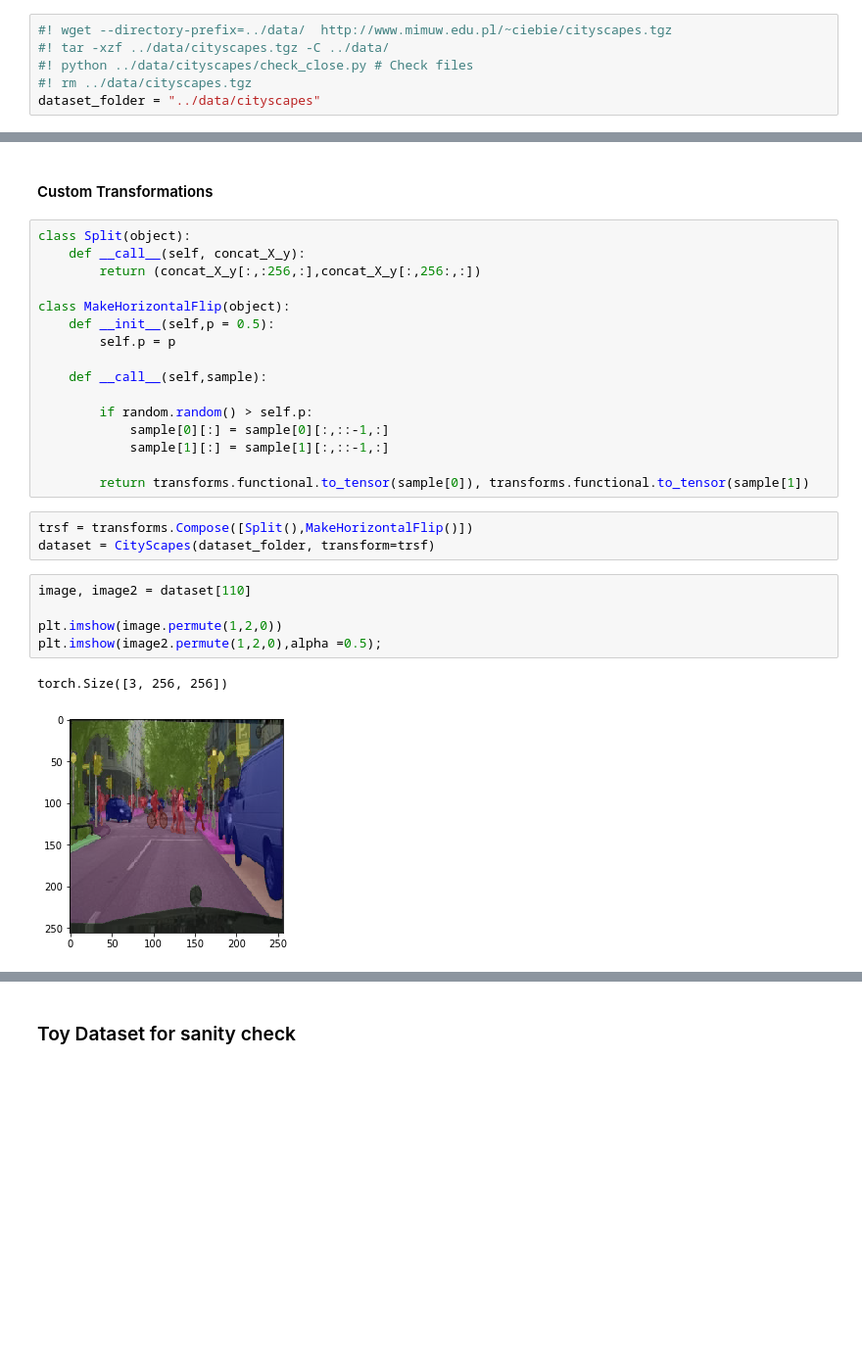
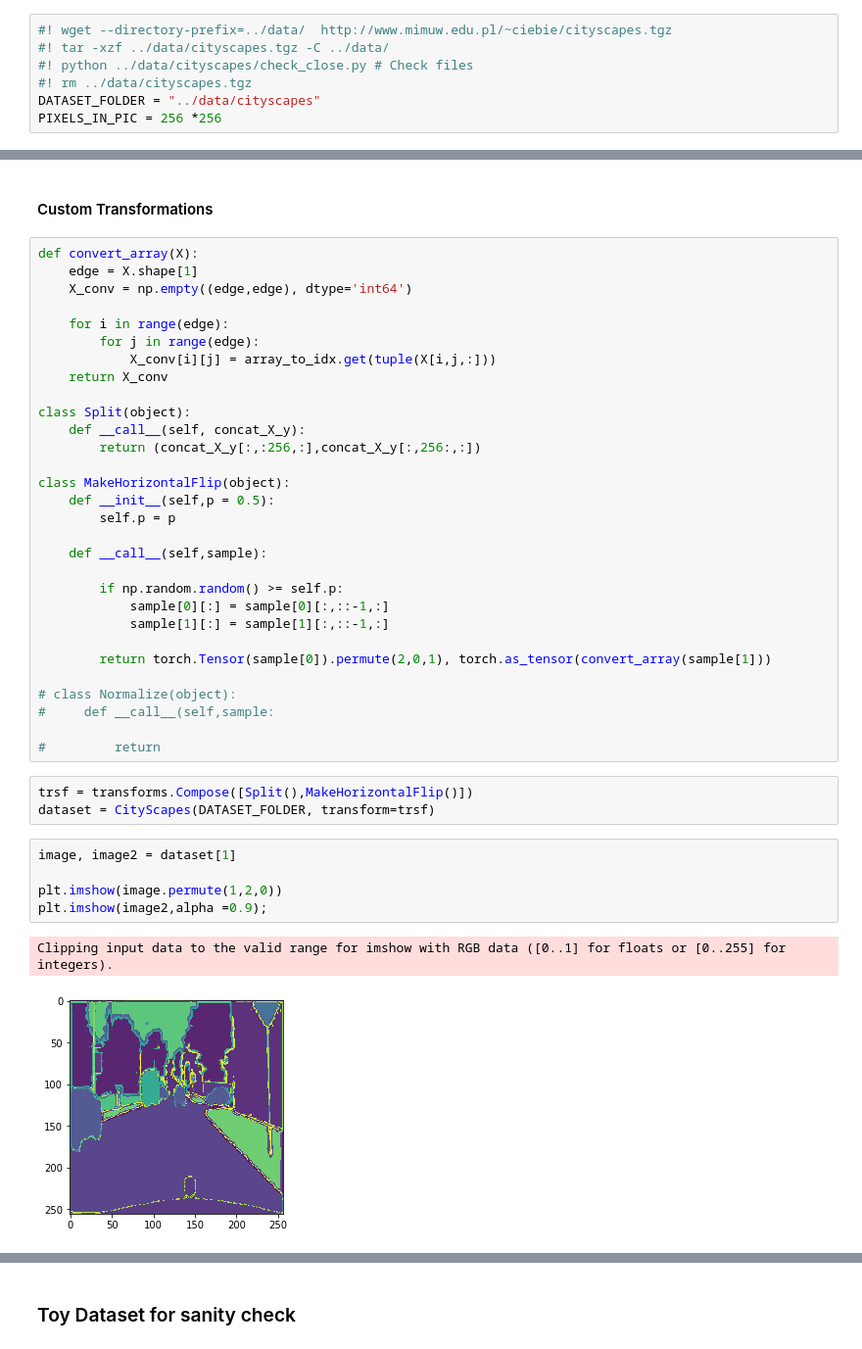
Before and after one commit to tgadeliya/cityscapes_segmenation, a Jupyter notebook: notebooks/0.1-initial-data-model.ipynb, the cells around one changed output, grey strips where cells are left out. Shown at 98% size. Saved outputs shown, nothing was run; the diff lists cells and outputs as text; blank space fills up the shorter version.

```diff
--- a/notebooks/0.1-initial-data-model.ipynb
+++ b/notebooks/0.1-initial-data-model.ipynb
@@ -25,7 +25,8 @@ import matplotlib.pyplot as plt
 #! tar -xzf ../data/cityscapes.tgz -C ../data/
 #! python ../data/cityscapes/check_close.py # Check files
 #! rm ../data/cityscapes.tgz
-dataset_folder = "../data/cityscapes"
+DATASET_FOLDER = "../data/cityscapes"
+PIXELS_IN_PIC = 256 *256
 # %% [markdown]
 ### Creating training, validation dataset
 # %% [markdown]
@@ -50,6 +93,15 @@ class CityScapes(torch.utils.data.Dataset):
 # %% [markdown]
 #### Custom Transformations
 # %%
+def convert_array(X):
+    edge = X.shape[1]
+    X_conv = np.empty((edge,edge), dtype='int64')
+
+    for i in range(edge):
+        for j in range(edge):
+            X_conv[i][j] = array_to_idx.get(tuple(X[i,j,:]))
+    return X_conv
+
 class Split(object):
     def __call__(self, concat_X_y):
         return (concat_X_y[:,:256,:],concat_X_y[:,256:,:])
@@ -60,19 +112,24 @@ class MakeHorizontalFlip(object):
 
     def __call__(self,sample):
 
-        if random.random() > self.p:
+        if np.random.random() >= self.p:
             sample[0][:] = sample[0][:,::-1,:]
             sample[1][:] = sample[1][:,::-1,:]
 
-        return transforms.functional.to_tensor(sample[0]), transforms.functional.to_tensor(sample[1])
+        return torch.Tensor(sample[0]).permute(2,0,1), torch.as_tensor(convert_array(sample[1]))
+
+# class Normalize(object):
+#     def __call__(self,sample:
+
+#         return
 # %%
 trsf = transforms.Compose([Split(),MakeHorizontalFlip()])
-dataset = CityScapes(dataset_folder, transform=trsf)
+dataset = CityScapes(DATASET_FOLDER, transform=trsf)
 # %%
-image, image2 = dataset[110]
+image, image2 = dataset[1]
 
 plt.imshow(image.permute(1,2,0))
-plt.imshow(image2.permute(1,2,0),alpha =0.5);
+plt.imshow(image2,alpha =0.9);
 # %% [output]
-torch.Size([3, 256, 256])
+Clipping input data to the valid range for imshow with RGB data ([0..1] for floats or [0..255] for integers).
-[figure, old version]
+[figure, new version]
```
Also changed, not shown: parts of 30 cells of this notebook, 5 other files.
